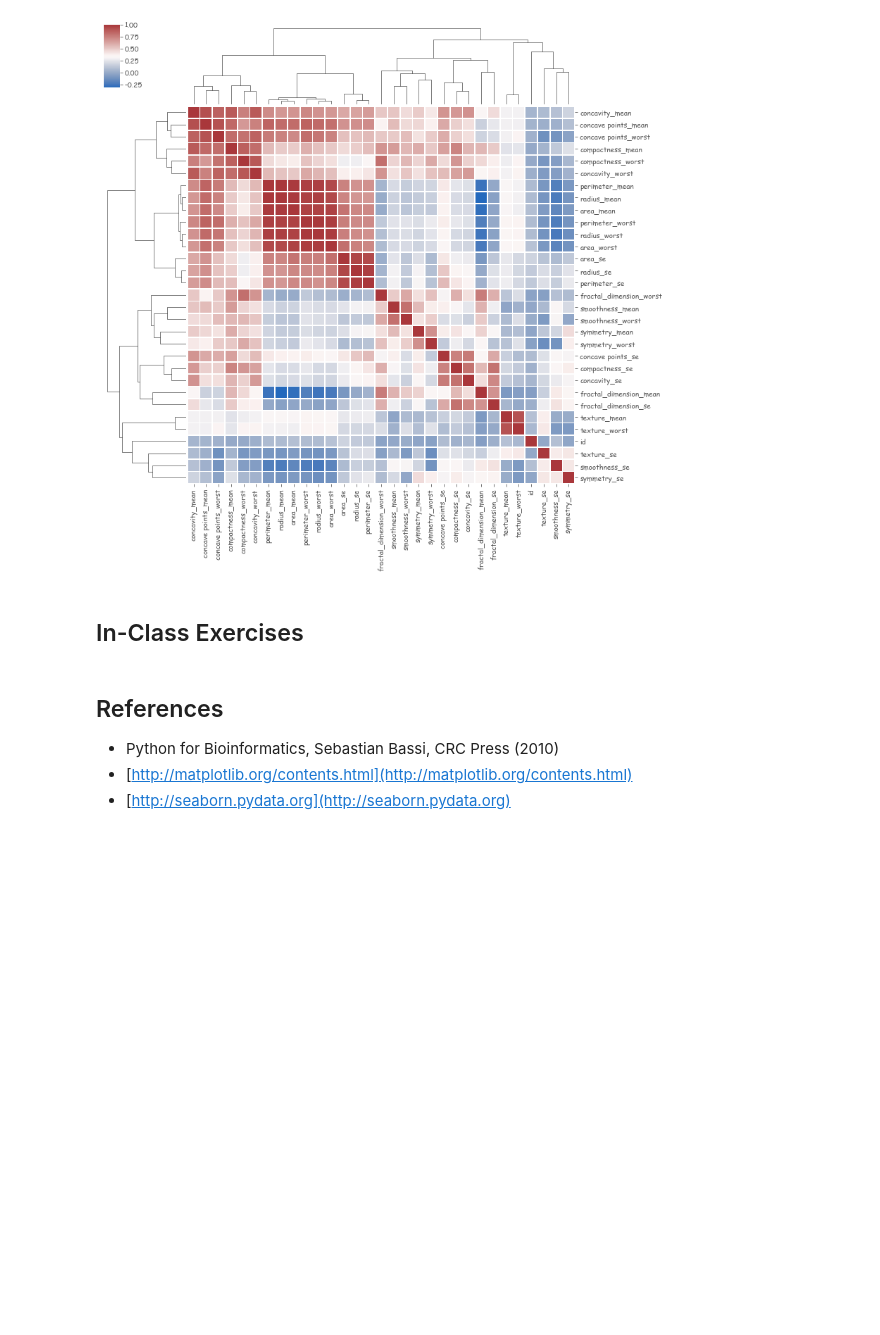
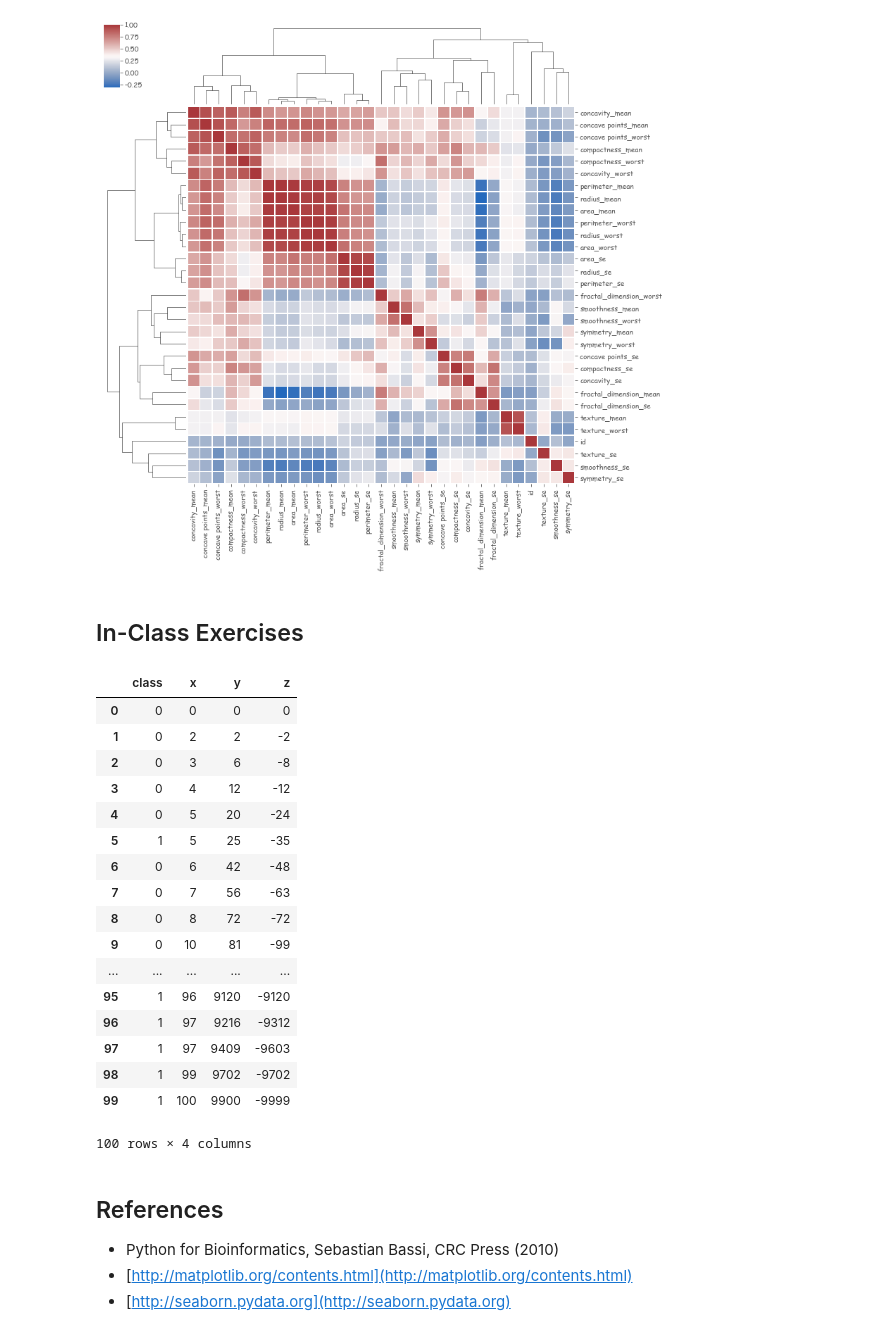
Before and after one commit to greenstick/Data-Visualization-with-Matplotlib-and-Seaborn, a Jupyter notebook: BMI565_Data_Visualization_With_MPL_&_Seaborn.ipynb, the cells around one changed output. Drawn from its saved outputs; the diff is of its cells as text; code cells hidden in the pictures; blank space fills up the shorter version.

```diff
--- a/BMI565_Data_Visualization_With_MPL_&_Seaborn.ipynb
+++ b/BMI565_Data_Visualization_With_MPL_&_Seaborn.ipynb
@@ -440,3 +428,36 @@ data = Pandas.DataFrame({
+# %%
+# Exercise 2 – Given the following randomly generated Pandas DataFrame:
+data = Pandas.DataFrame({
+    "class": list([Math.floor((x / 50) + Random.random()) for x in range(50)]) + list([Math.ceil((x / 50) - Random.random()) for x in range(50)]),
+    "x": [Math.floor(x + (Random.random() * 2)) for x in range(100)],
+    "y": [Math.floor(x + (Random.random() * 2)) * x for x in range(100)],
+    "z": [Math.ceil(x + (Random.random() * 2)) * -x for x in range(100)]
+})
+
+# Plot a shaded kernel density estimation plot for Z
+
+# Plot the joint distribution of X and Y with a regression line and second order polynomial
+
+# Create a pairplot of the dataframe with the hue parameter set to the class variable
+# %% [output]
+|  | class | x | y | z |
+| 0 | 0 | 0 | 0 | 0 |
+| 1 | 0 | 2 | 2 | -2 |
+| 2 | 0 | 3 | 6 | -8 |
+| 3 | 0 | 4 | 12 | -12 |
+| 4 | 0 | 5 | 20 | -24 |
+| 5 | 1 | 5 | 25 | -35 |
+| 6 | 0 | 6 | 42 | -48 |
+| 7 | 0 | 7 | 56 | -63 |
+| 8 | 0 | 8 | 72 | -72 |
+| 9 | 0 | 10 | 81 | -99 |
+| ... | ... | ... | ... | ... |
+| 95 | 1 | 96 | 9120 | -9120 |
+| 96 | 1 | 97 | 9216 | -9312 |
+| 97 | 1 | 97 | 9409 | -9603 |
+| 98 | 1 | 99 | 9702 | -9702 |
+| 99 | 1 | 100 | 9900 | -9999 |
+100 rows × 4 columns
 # %% [markdown]
 ## References
 
```
Also changed, not shown: parts of 22 cells of this notebook, 2 other files.
